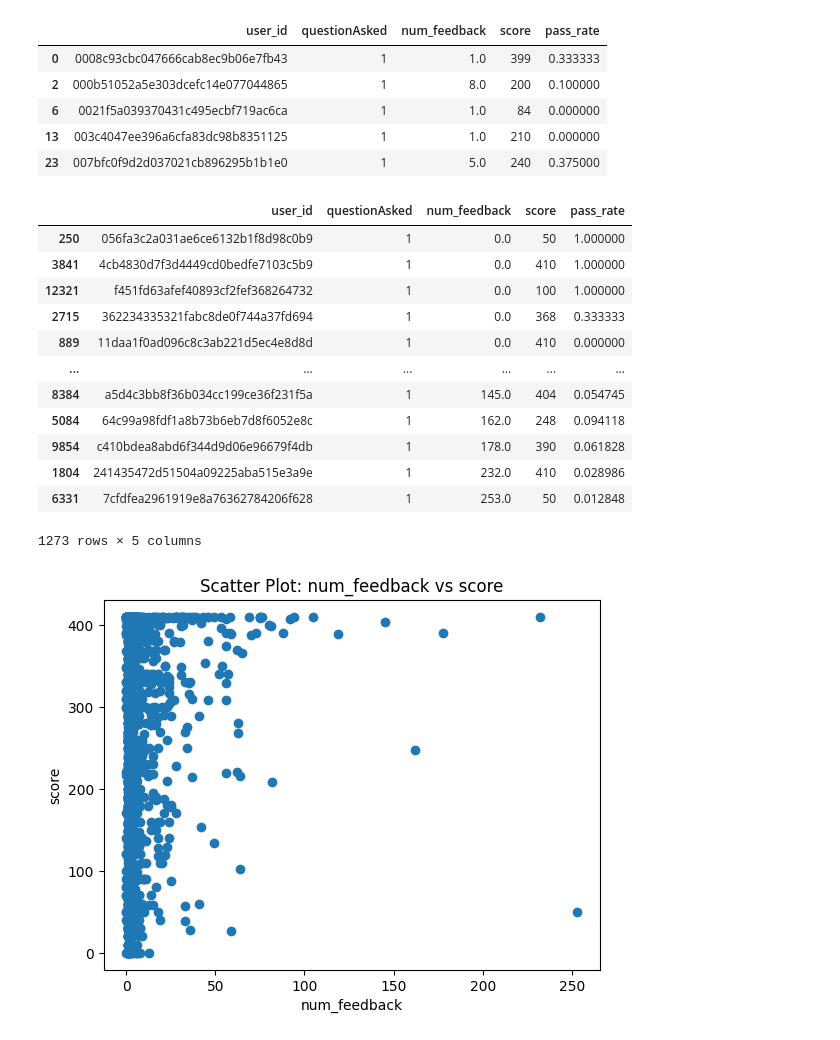
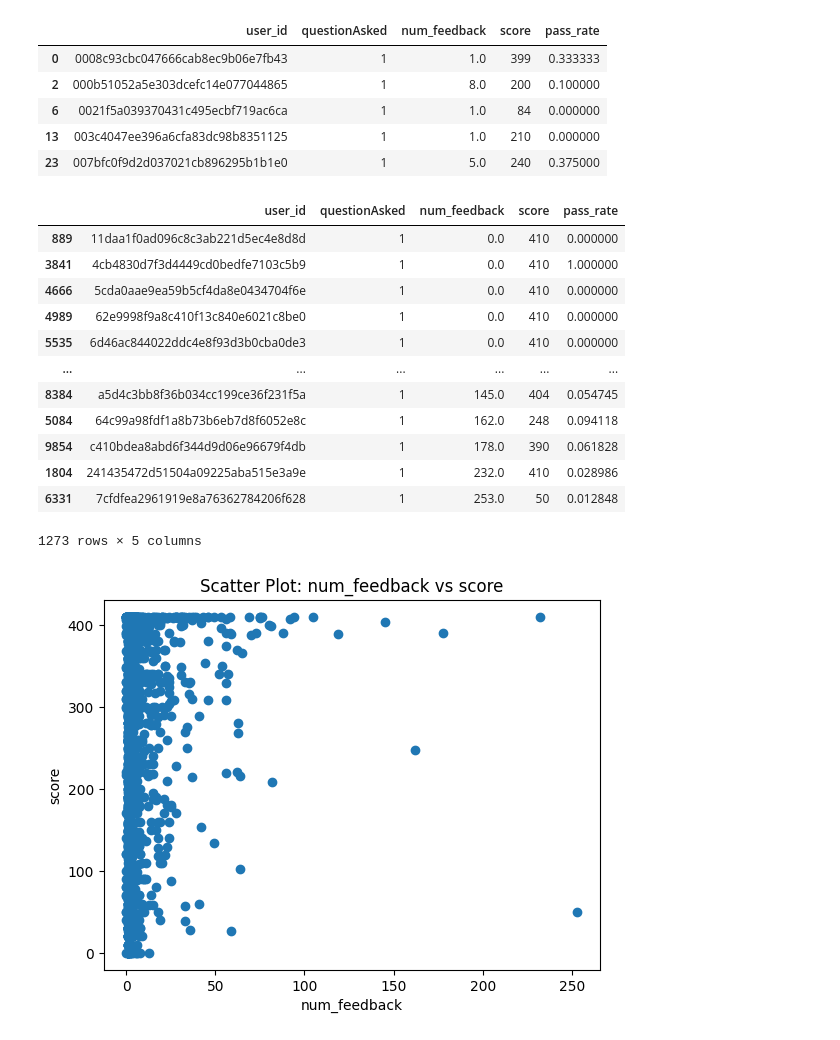
Before and after one commit to samchen0508/747-A2-data, a Jupyter notebook: results.ipynb, the cells around one changed output. Cells and saved outputs as stored; diff of their text form; code cells hidden in the pictures.

```diff
--- a/results.ipynb
+++ b/results.ipynb
@@ -171,15 +172,15 @@ filter_nonAsked.head()
 | 13 | 003c4047ee396a6cfa83dc98b8351125 | 1 | 1.0 | 210 | 0.000000 |
 | 23 | 007bfc0f9d2d037021cb896295b1b1e0 | 1 | 5.0 | 240 | 0.375000 |
 # %%
-sorted_data = filter_nonAsked.sort_values(by=['num_feedback', 'pass_rate'], ascending=[True, False])
+sorted_data = filter_nonAsked.sort_values(by=['num_feedback', 'score'], ascending=[True, False])
 sorted_data
 # %% [output]
 |  | user_id | questionAsked | num_feedback | score | pass_rate |
-| 250 | 056fa3c2a031ae6ce6132b1f8d98c0b9 | 1 | 0.0 | 50 | 1.000000 |
+| 889 | 11daa1f0ad096c8c3ab221d5ec4e8d8d | 1 | 0.0 | 410 | 0.000000 |
 | 3841 | 4cb4830d7f3d4449cd0bedfe7103c5b9 | 1 | 0.0 | 410 | 1.000000 |
-| 12321 | f451fd63afef40893cf2fef368264732 | 1 | 0.0 | 100 | 1.000000 |
-| 2715 | 362234335321fabc8de0f744a37fd694 | 1 | 0.0 | 368 | 0.333333 |
-| 889 | 11daa1f0ad096c8c3ab221d5ec4e8d8d | 1 | 0.0 | 410 | 0.000000 |
+| 4666 | 5cda0aae9ea59b5cf4da8e0434704f6e | 1 | 0.0 | 410 | 0.000000 |
+| 4989 | 62e9998f9a8c410f13c840e6021c8be0 | 1 | 0.0 | 410 | 0.000000 |
+| 5535 | 6d46ac844022ddc4e8f93d3b0cba0de3 | 1 | 0.0 | 410 | 0.000000 |
 | ... | ... | ... | ... | ... | ... |
 | 8384 | a5d4c3bb8f36b034cc199ce36f231f5a | 1 | 145.0 | 404 | 0.054745 |
 | 5084 | 64c99a98fdf1a8b73b6eb7d8f6052e8c | 1 | 162.0 | 248 | 0.094118 |
```
Also changed, not shown: parts of 1 cell of this notebook.
